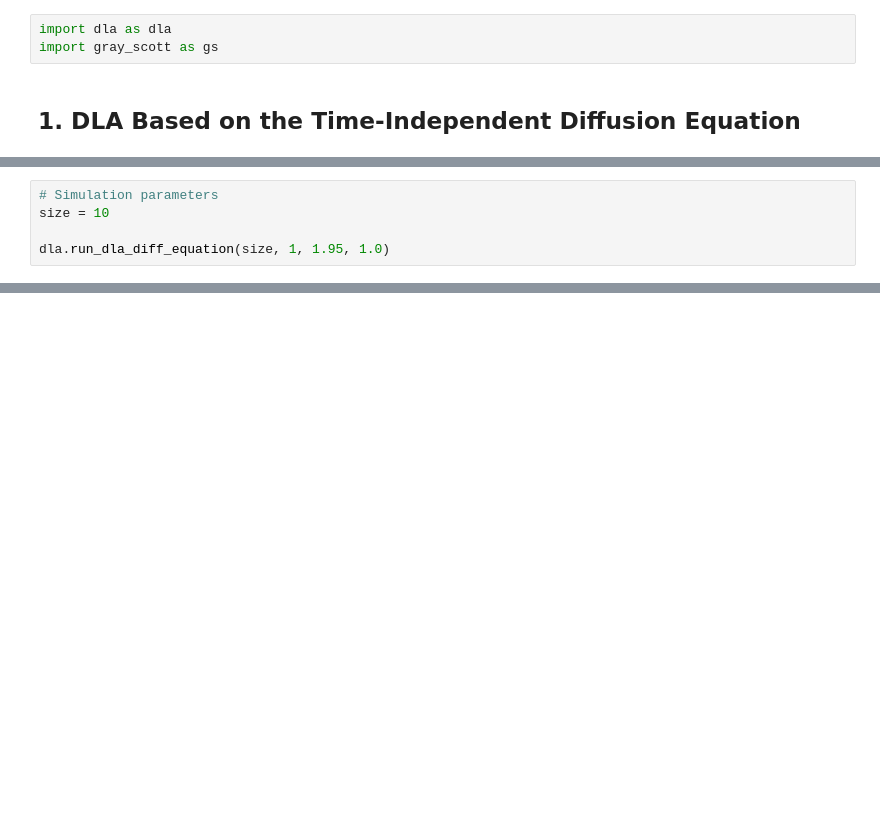
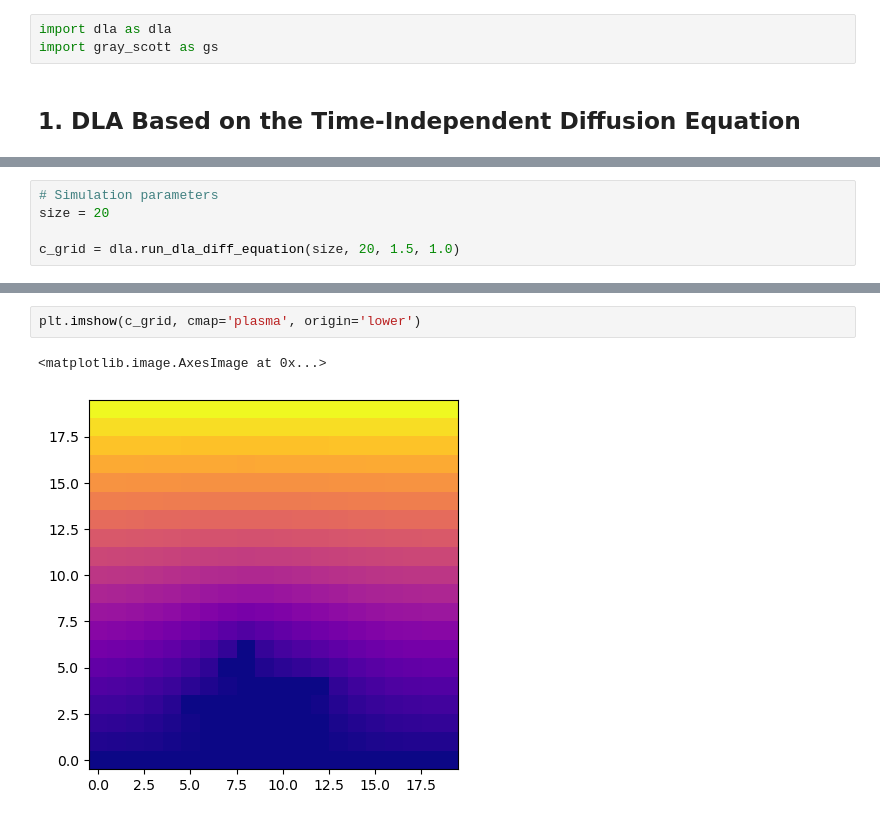
Before and after one commit to mboyan/scented-candles, a Jupyter notebook: Assignment Set 2/AssignmentSet2.ipynb, the cells around one changed output, grey strips where cells are left out. Cells and saved outputs as stored; diff of their text form; blank space fills up the shorter version.

Commit message:
Diffusion equation in DLA

```diff
--- a/Assignment Set 2/AssignmentSet2.ipynb
+++ b/Assignment Set 2/AssignmentSet2.ipynb
@@ -22,6 +22,6 @@ reload(dla)
 # %%
 # Simulation parameters
-size = 10
+size = 20
 
-dla.run_dla_diff_equation(size, 1, 1.95, 1.0)
+c_grid = dla.run_dla_diff_equation(size, 20, 1.5, 1.0)
 # %% [output]
@@ -31,0 +46,5 @@ dla.run_dla_diff_equation(size, 1, 1.95, 1.0)
+# %%
+plt.imshow(c_grid, cmap='plasma', origin='lower')
+# %% [output]
+<matplotlib.image.AxesImage at 0x...>
+[figure, added]
```
Also changed, not shown: parts of 2 cells of this notebook, 1 other file.
